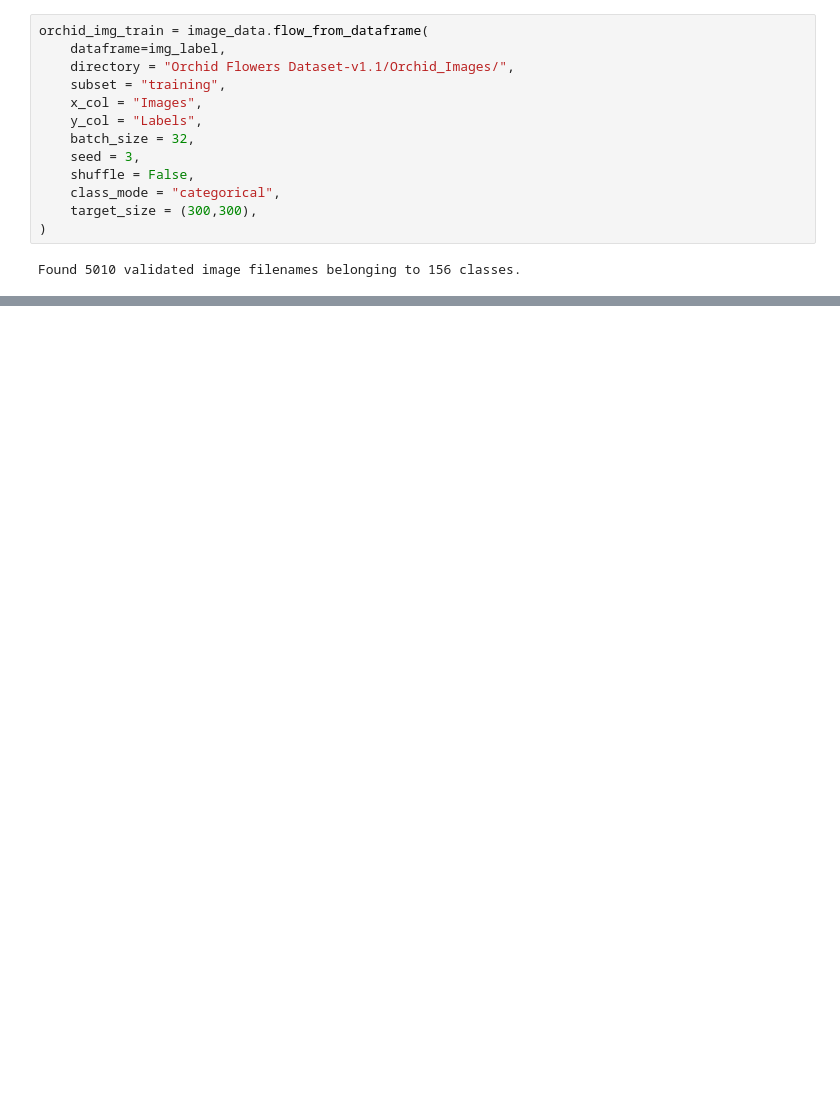
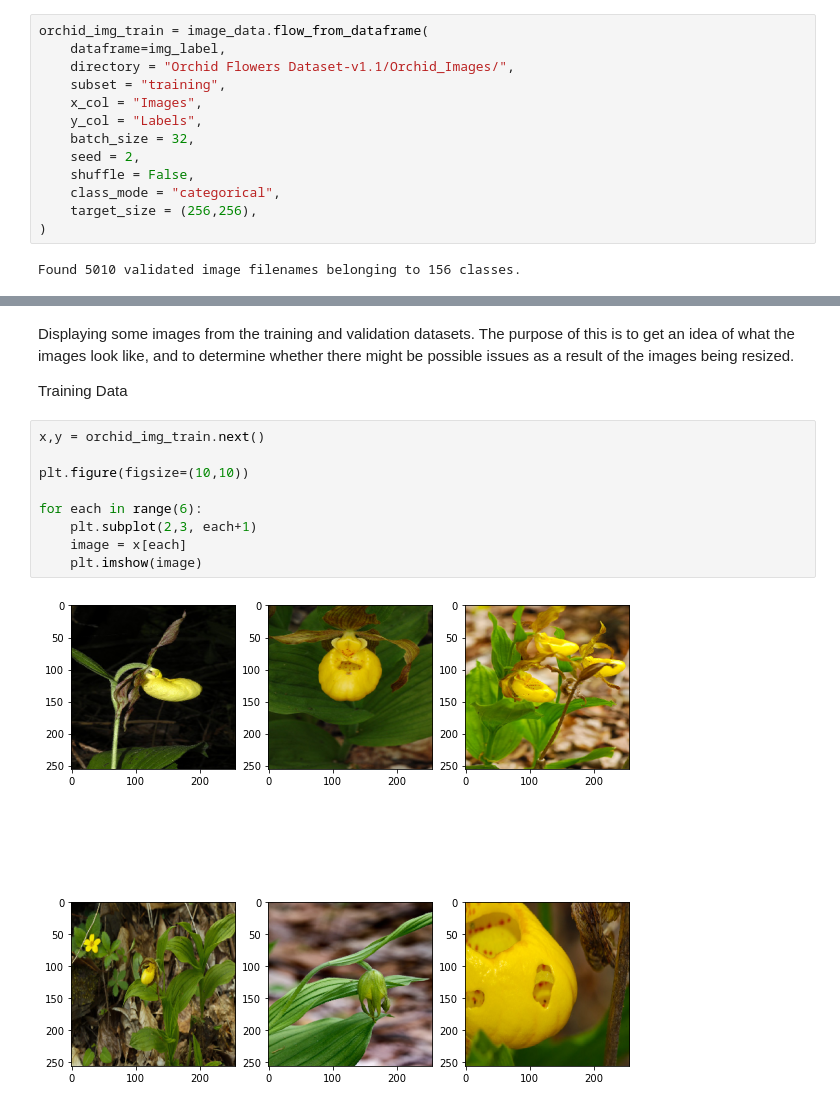
Before and after one commit to dkwliu/AllProjects, a Jupyter notebook: Python/Orchid CNN/HW2_DavidLiu_Q2.ipynb, the cells around one changed output, grey strips where cells are left out. Cells and saved outputs as stored; diff of their text form; blank space fills up the shorter version.

Commit message:
Orchid CNN

```diff
--- a/Python/Orchid CNN/HW2_DavidLiu_Q2.ipynb
+++ b/Python/Orchid CNN/HW2_DavidLiu_Q2.ipynb
@@ -134,10 +141,10 @@ orchid_img_train = image_data.flow_from_dataframe(
     x_col = "Images",
     y_col = "Labels",
     batch_size = 32,
-    seed = 3,
+    seed = 2,
     shuffle = False,
     class_mode = "categorical",
-    target_size = (300,300),
+    target_size = (256,256),
 )
 # %% [output]
 Found 5010 validated image filenames belonging to 156 classes.
@@ -156,3 +163,18 @@ orchid_img_val = image_data.flow_from_dataframe(
 )
 # %% [output]
 Found 2146 validated image filenames belonging to 156 classes.
+# %% [markdown]
+Displaying some images from the training and validation datasets. The purpose of this is to get an idea of what the images look like, and to determine whether there might be possible issues as a result of the images being resized.
+
+Training Data
+# %%
+x,y = orchid_img_train.next()
+
+plt.figure(figsize=(10,10))
+
+for each in range(6):
+    plt.subplot(2,3, each+1)
+    image = x[each]
+    plt.imshow(image)
+# %% [output]
+[figure, added]
```
Also changed, not shown: parts of 20 cells of this notebook, 1 other file.
